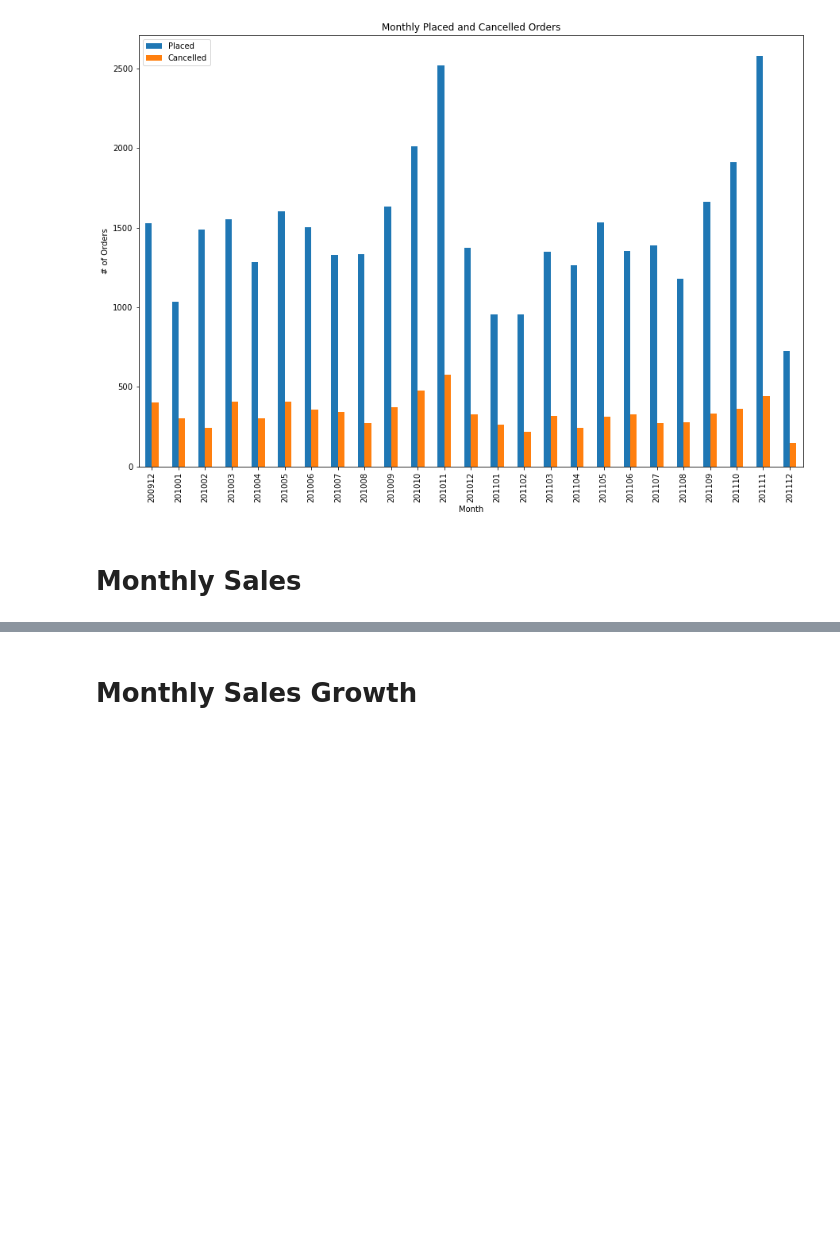
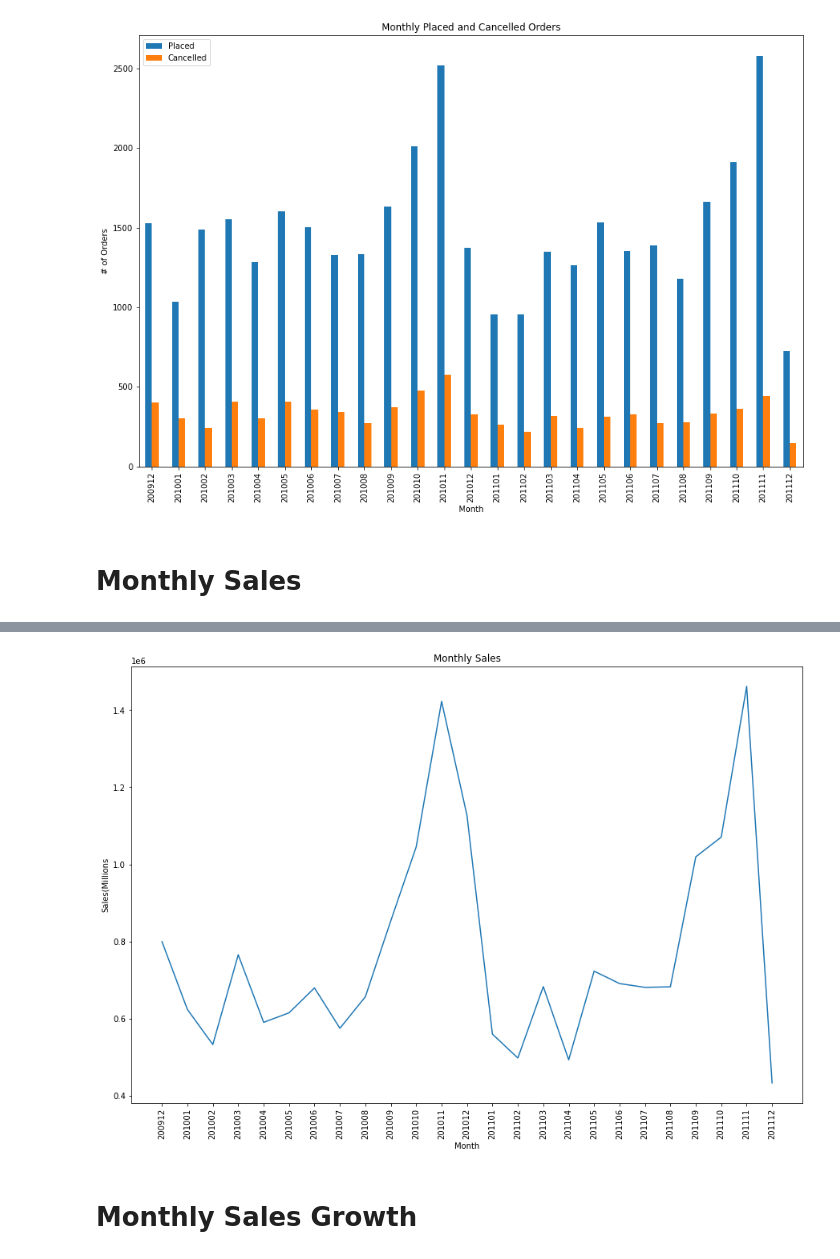
Before and after one commit to jarviscanada/jarvis_data_eng_MiguelDario, a Jupyter notebook: python_data_analytics/python_data_wrangling/retail_data_analytics_wrangling.ipynb, the cells around one changed output, grey strips where cells are left out. Cells and saved outputs as stored; diff of their text form; code cells hidden in the pictures; blank space fills up the shorter version.

Commit message:
Monthly Sales

```diff
--- a/python_data_analytics/python_data_wrangling/retail_data_analytics_wrangling.ipynb
+++ b/python_data_analytics/python_data_wrangling/retail_data_analytics_wrangling.ipynb
@@ -339,3 +342,11 @@ orders_df.plot(title = 'Monthly Placed and Cancelled Orders', xlabel = "Month",
 ![](https://i.imgur.com/k1KOqKO.jpg)
 
 ---
+# %%
+monthly_sales_df = month_df[["InvoiceMonth", "Quantity", "Price"]].copy()
+#Calculate monthly sales
+monthly_sales_df["Amount"] = monthly_sales_df["Quantity"] * monthly_sales_df["Price"]
+monthly_sales_df["InvoiceMonth"] = monthly_sales_df.astype({"InvoiceMonth" : 'str'})
+#Group by index month
+monthly_sales_df = monthly_sales_df.groupby("InvoiceMonth").sum().reset_index()
+monthly_sales_df
@@ -342,3 +371,14 @@ orders_df.plot(title = 'Monthly Placed and Cancelled Orders', xlabel = "Month",
+# %%
+#Plot monthly sales
+fig = plt.figure(figsize= (15,10))
+plt.plot(monthly_sales_df["InvoiceMonth"],monthly_sales_df["Amount"])
+plt.title("Monthly Sales")
+plt.xlabel("Month")
+plt.ylabel("Sales(Millions")
+plt.xticks(rotation = 90)
+plt.show()
+# %% [output]
+[figure, added]
 # %% [markdown]
 # Monthly Sales Growth
 # %% [markdown]
```
Also changed, not shown: parts of 2 cells of this notebook.
